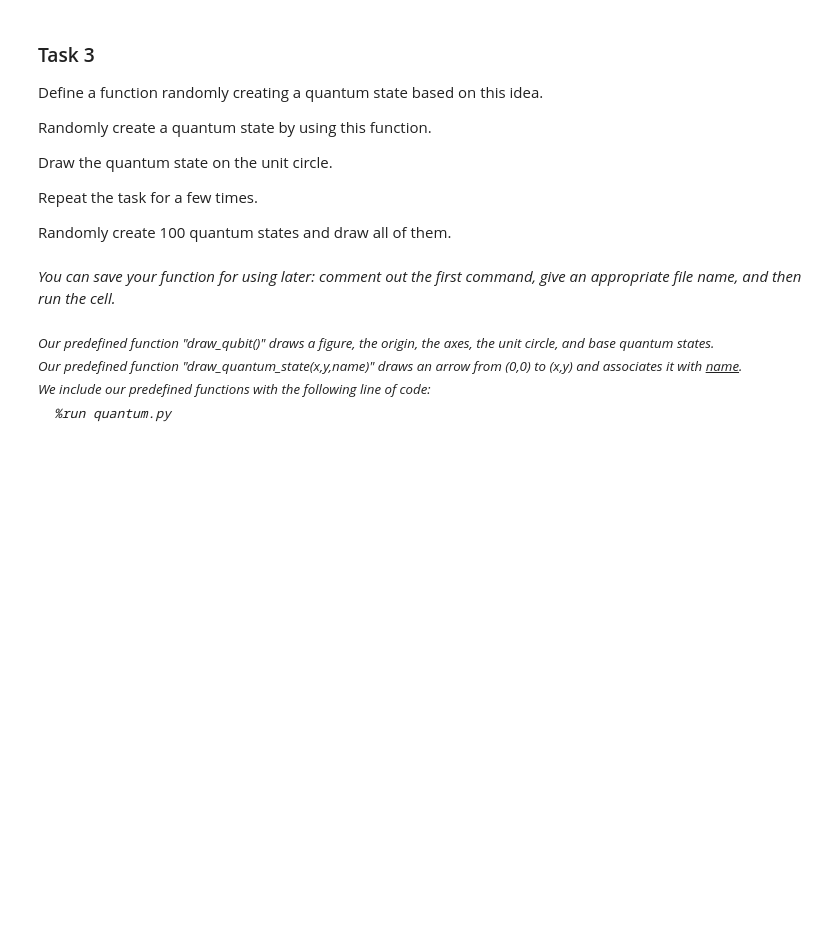
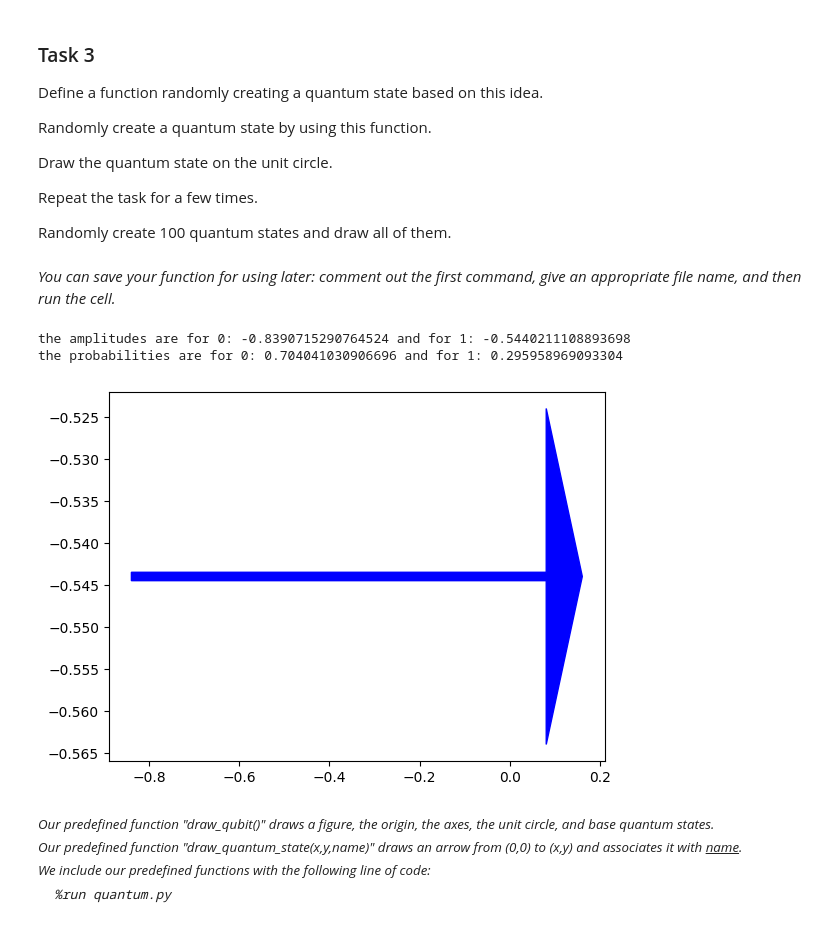
Before and after one commit to yaraPB/Quantum-Computing, a Jupyter notebook: 2_chapter/2_3/QB23_Q32_Visualization_of_a_Qubit.ipynb, the cells around one changed output. Drawn from its saved outputs; the diff is of its cells as text; code cells hidden in the pictures; blank space fills up the shorter version.

```diff
--- a/2_chapter/2_3/QB23_Q32_Visualization_of_a_Qubit.ipynb
+++ b/2_chapter/2_3/QB23_Q32_Visualization_of_a_Qubit.ipynb
@@ -437,3 +446,33 @@ def random_qstate_by_angle():
+# %%
+# %%writefile FILENAME.py
+# your function is here
+from math import cos, sin, pi
+from random import randrange
+def random_qstate_by_angle():
+    qstate = [0, 0]
+    angle = randrange(1, 89)
+
+    # amplitude of |0> = cos(a)
+    qstate[0] = cos(angle)
+    # amplitude of |1> = sin(a)
+    qstate[1] = sin(angle)
+
+    print(f"the amplitudes are for 0: {qstate[0]} and for 1: {qstate[1]}")
+
+    # probability of state 0
+    prob0 = cos(angle)**2
+    prob1 = sin(angle)**2
+
+    print(f"the probabilities are for 0: {prob0} and for 1: {prob1}")
+
+    # drawing it:
+    arrow(qstate[0],qstate[1],0.92,0,head_width=0.04, head_length=0.08, color="b")
+
+random_qstate_by_angle()
+# %% [output]
+the amplitudes are for 0: -0.8390715290764524 and for 1: -0.5440211108893698
+the probabilities are for 0: 0.704041030906696 and for 1: 0.295958969093304
+[figure, added]
 # %% [markdown]
 <i style="font-size:10pt;">
 Our predefined function "draw_qubit()" draws a figure, the origin, the axes, the unit circle, and base quantum states.
```
Also changed, not shown: parts of 6 cells of this notebook, 1 other file.
